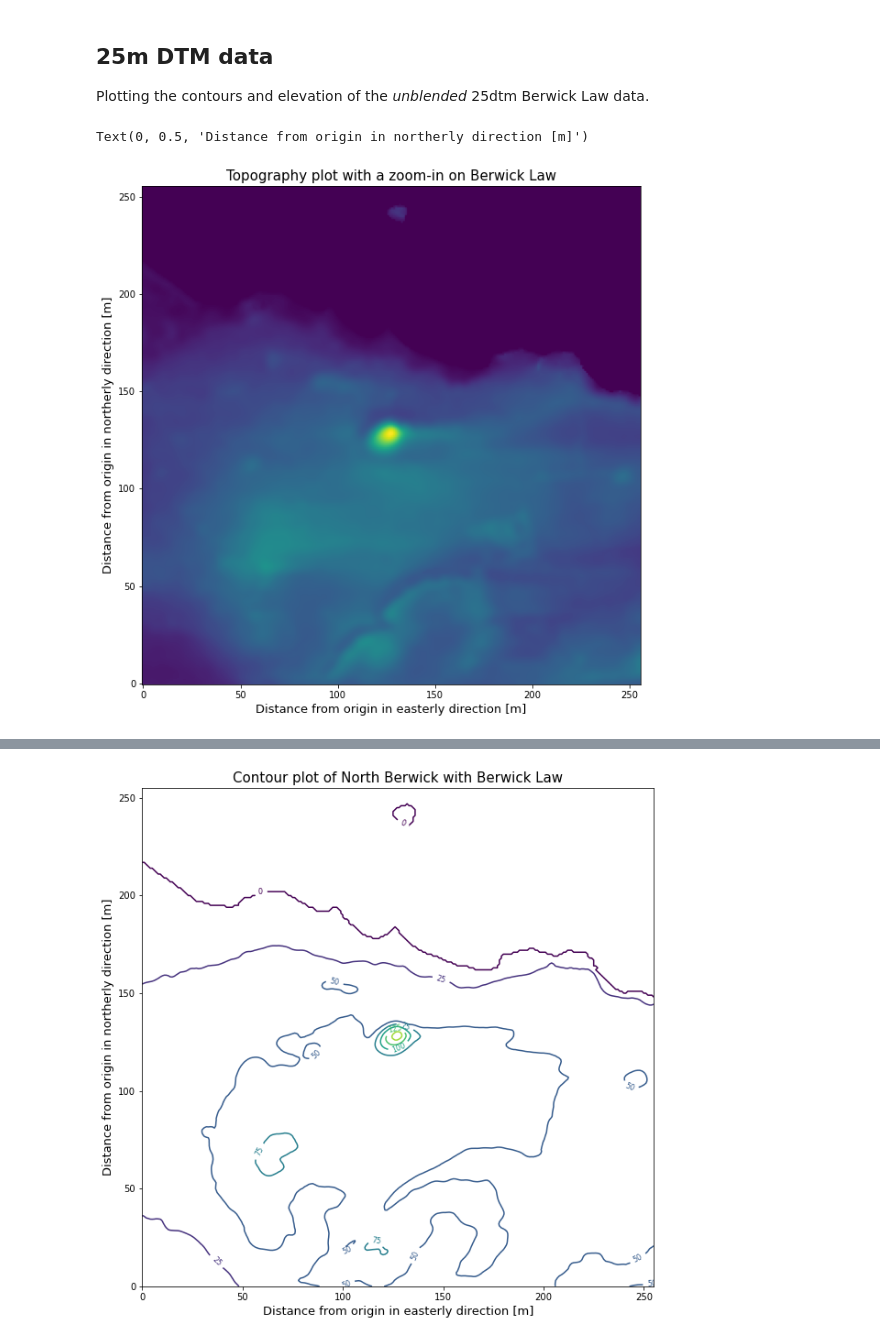
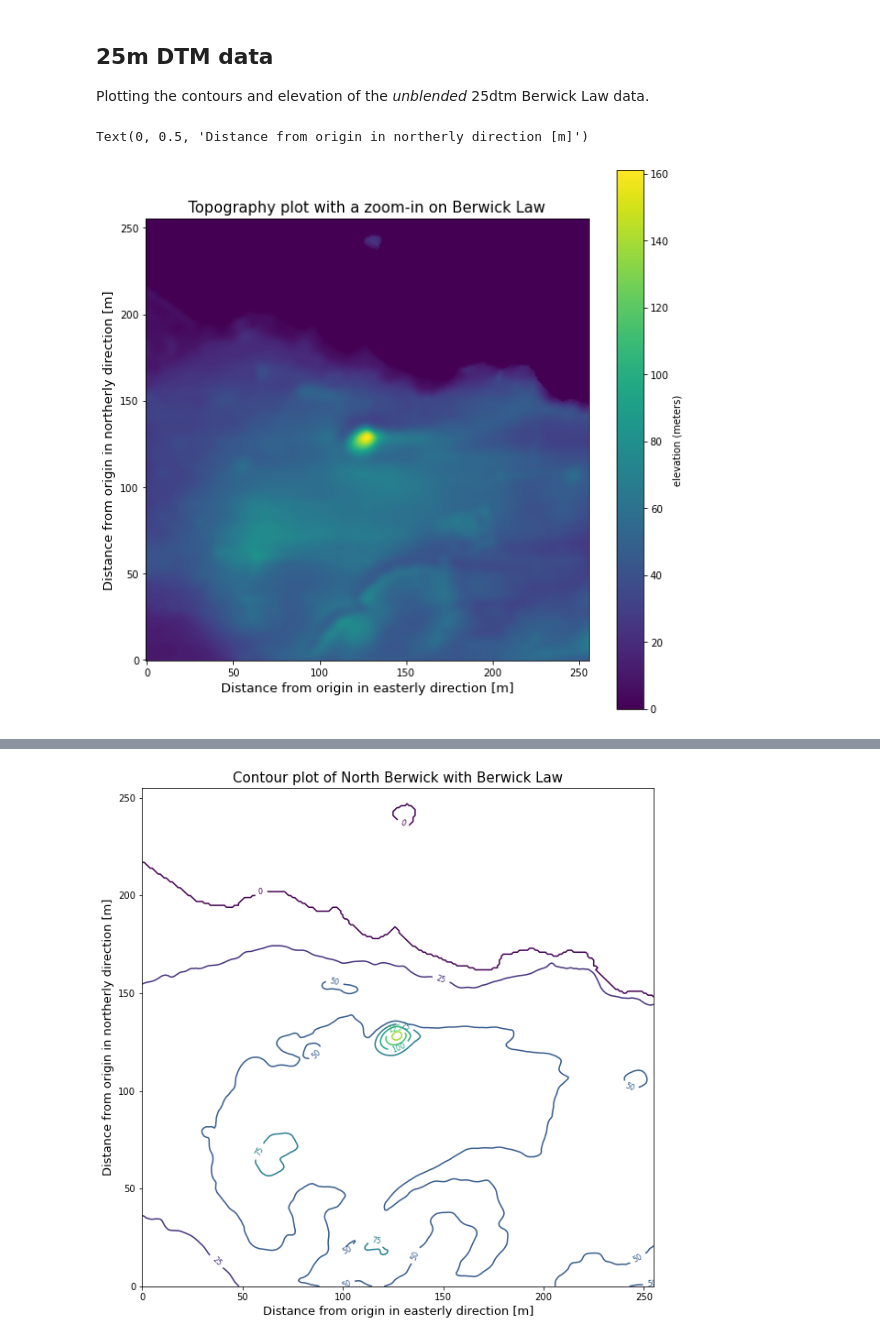
Before and after one commit to dhegedus99/MetGroupProject, a Jupyter notebook: TopographyNotebook.ipynb, the cells around one changed output, grey strips where cells are left out. Saved outputs shown, nothing was run; the diff lists cells and outputs as text; code cells hidden in the pictures.

```diff
--- a/TopographyNotebook.ipynb
+++ b/TopographyNotebook.ipynb
@@ -30,13 +30,19 @@ elevation = np.loadtxt('NorthBerwickLaw.txt')
 # %%
 # Need to rotate this first
 fig, ax = plt.subplots()
-plt.imshow(elevation, origin='lower')
+AA=plt.imshow(elevation, origin='lower') #show an image using data from elevation with the origin at lower left corner.
+
+# Make a colorbar for the ContourSet returned by the contourf call.
+cbar = fig.colorbar(AA)
+cbar.ax.set_ylabel('elevation (meters)')     #give the colorbar a name.
+
+plt.title("Elevation plot of North Berwick")
 plt.title("Topography plot with a zoom-in on Berwick Law", fontsize = 15)
 plt.xlabel("Distance from origin in easterly direction [m]", fontsize = 13)
 plt.ylabel("Distance from origin in northerly direction [m]", fontsize = 13)
 # %% [output]
 Text(0, 0.5, 'Distance from origin in northerly direction [m]')
-[figure, old version]
+[figure, new version]
 # %%
 ## Make a zoomed in version of the imshow plot
 from mpl_toolkits.axes_grid1.inset_locator import zoomed_inset_axes
```
Also changed, not shown: parts of 4 cells of this notebook.
